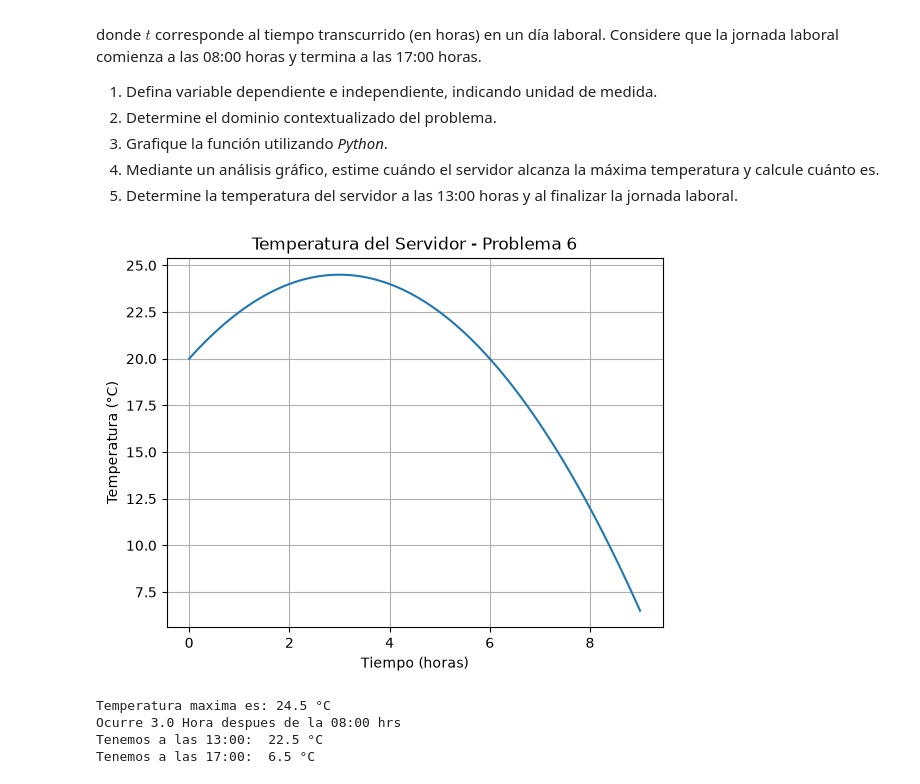
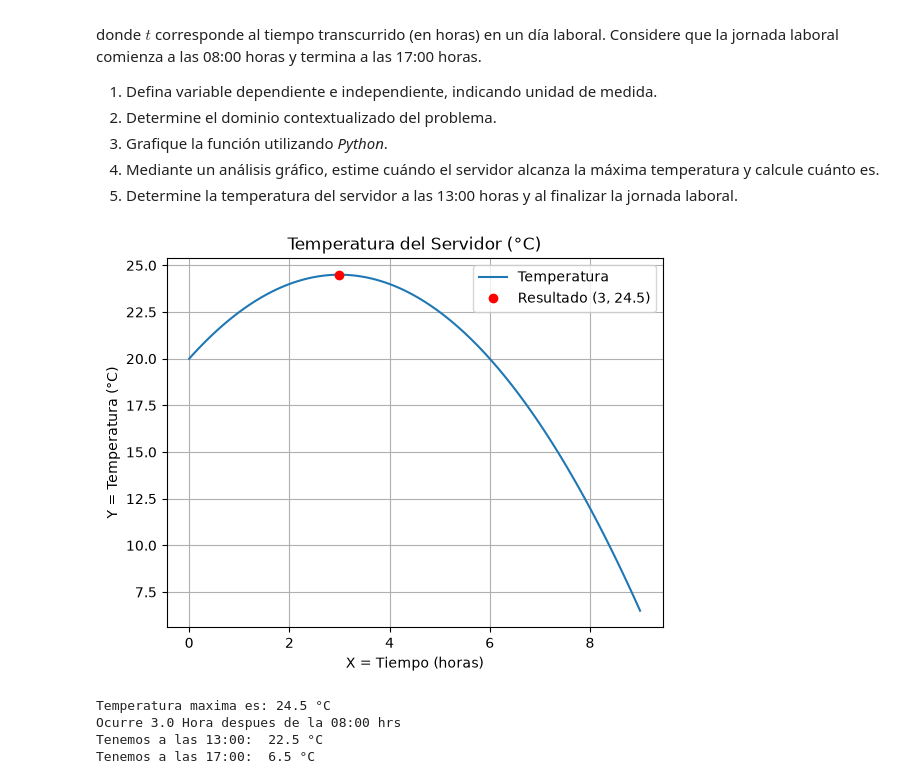
Before and after one commit to AleLagosP/Matematica-Aplicada-con-Python, a Jupyter notebook: Clase 1 - inrtroduccion/G1_Funciones.ipynb, the cells around one changed output. Drawn from its saved outputs; the diff is of its cells as text; code cells hidden in the pictures.

```diff
--- a/Clase 1 - inrtroduccion/G1_Funciones.ipynb
+++ b/Clase 1 - inrtroduccion/G1_Funciones.ipynb
@@ -236,28 +242,30 @@ donde $t$ corresponde al tiempo transcurrido (en horas) en un día laboral. Cons
 # %%
 # datos del problema:
 # variable dependiente : T(t) = temperatura del servidor en C°
 # Variable independiente : t = tiempo transcurrido desde las 08:00 horas
 
 import numpy as np
 import matplotlib.pyplot as plt
 
 inicio = 0
 final = 9
 
 def temperatura(t):
     return -0.5 * t**2 + 3 * t + 20
 
 tiempos = np.linspace(0, 9, 100)
 temperaturas = temperatura(tiempos)
 
-plt.plot(tiempos, temperaturas)
-plt.xlabel("Tiempo (horas)")
-plt.ylabel("Temperatura (°C)")
-plt.title("Temperatura del Servidor - Problema 6")
+plt.plot(tiempos, temperaturas, label="Temperatura")
+plt.plot(3, temperatura(3), 'ro', label=f"Resultado ({3}, {temperatura(3)})")
+plt.ylabel("Y = Temperatura (°C)")
+plt.xlabel("X = Tiempo (horas)")
+plt.title("Temperatura del Servidor (°C)")
+plt.legend()
 plt.grid()
 plt.show()
 # %% [output]
-[figure, old version]
+[figure, new version]
 # %%
 # Mediante un análisis gráfico, estime cuándo el servidor alcanza la máxima temperatura y calcule cuánto es.
 a = -0.5
```
Also changed, not shown: parts of 2 cells of this notebook.
